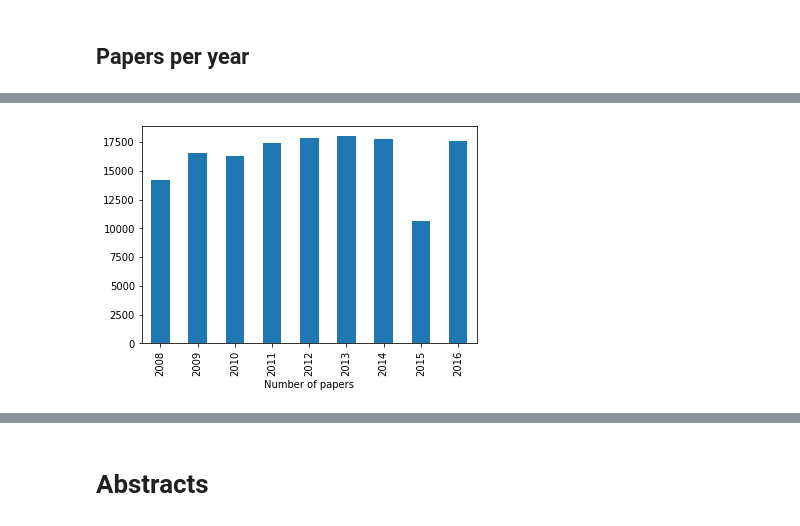
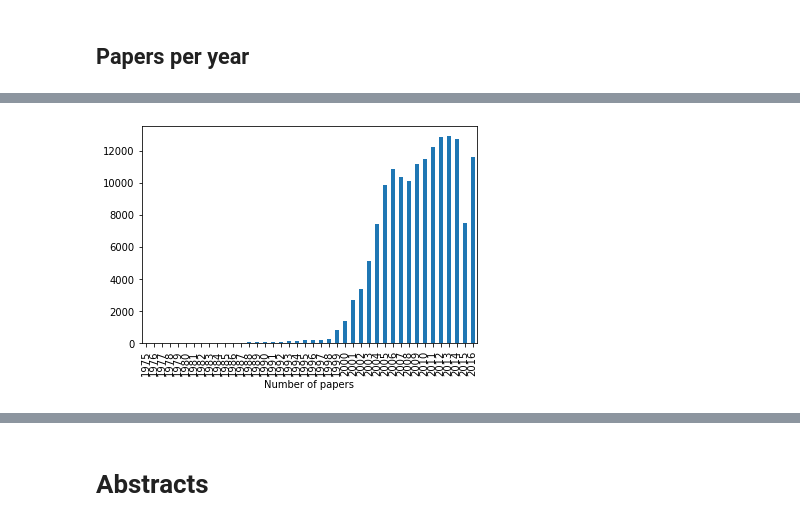
Before and after one commit to andreeaiana/graph_confrec, a Jupyter notebook: notebooks/Exploration General Papers.ipynb, the cells around one changed output, grey strips where cells are left out. Cells and saved outputs as stored; diff of their text form; code cells hidden in the pictures.

Commit message:
Explored the newly parsed data

```diff
--- a/notebooks/Exploration General Papers.ipynb
+++ b/notebooks/Exploration General Papers.ipynb
@@ -312,0 +198,4 @@ series
+# %%
+df = pd.concat([d_train.data, d_validation.data, d_test.data])
+series = df[["chapter", "chapter_year"]].groupby(["chapter_year"]).count()
+series
@@ -323,7 +231,7 @@ Maximum number of papers per year: 17994.
 # %%
-ax = papers[["paper", "year"]].groupby(["year"]).count().plot(kind="bar")
+ax = df[["chapter", "chapter_year"]].groupby(["chapter_year"]).count().plot(kind="bar")
 plt.xlabel("Number of papers")
 ax.legend().remove()
 plt.show()
 # %% [output]
-[figure, old version]
+[figure, new version]
```
Also changed, not shown: parts of 48 cells of this notebook, 3 other files.
